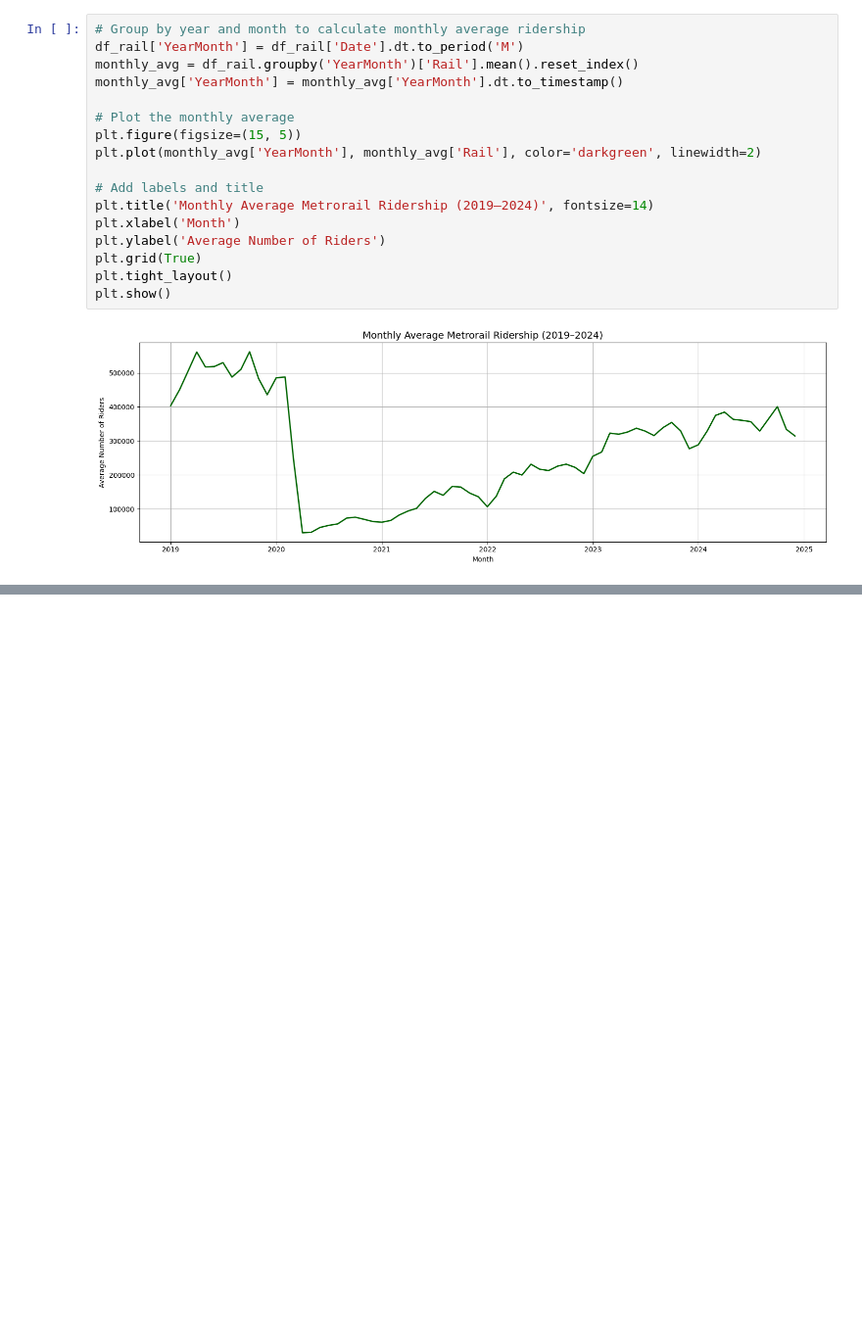
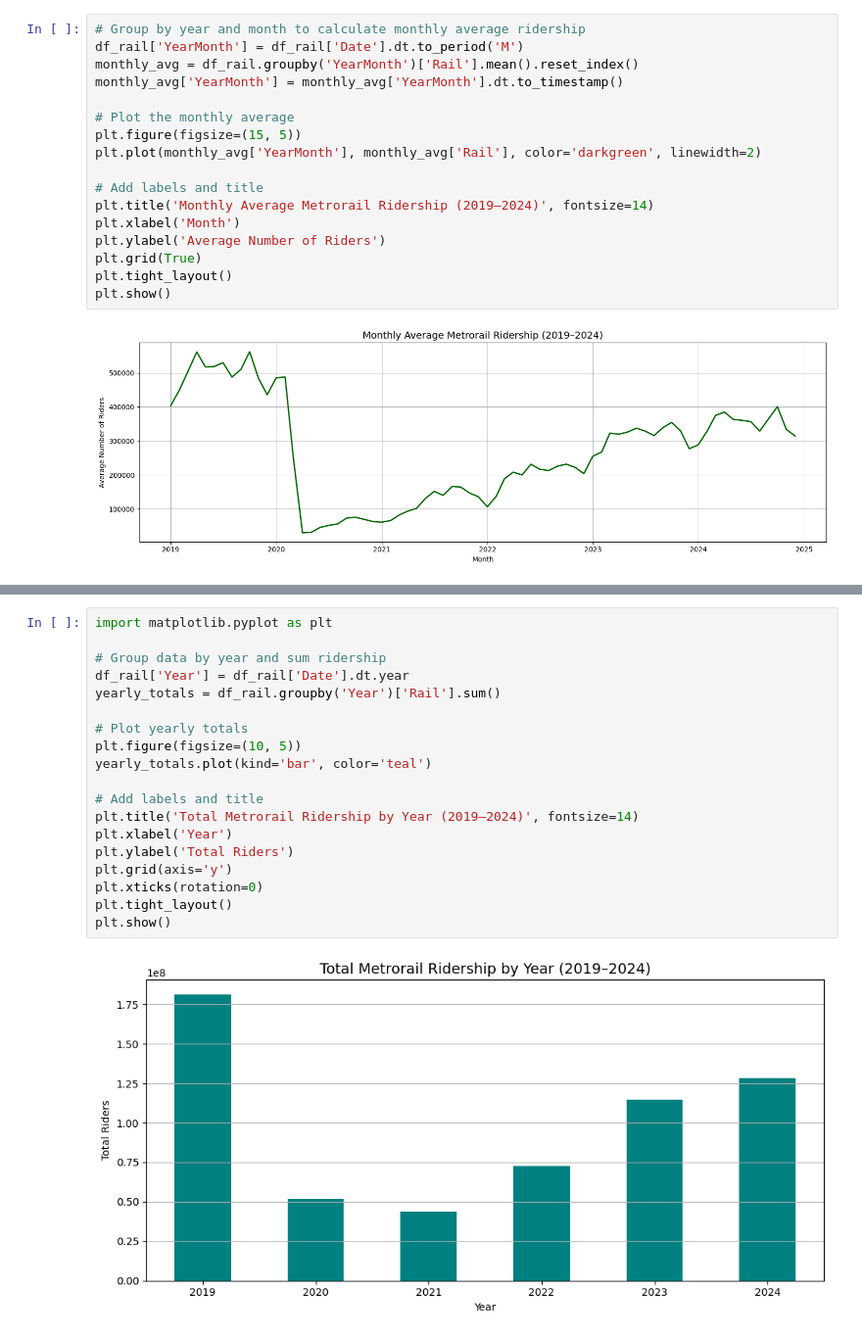
Before and after one commit to drodmay1/metro-ridership-capstone, a Jupyter notebook: notebooks/01_data_overview.ipynb, the cells around one changed output, grey strips where cells are left out. Shown at 98% size. Cells and saved outputs as stored; diff of their text form; blank space fills up the shorter version.

Commit message:
Add 6.3 total annual ridership bar chart and markdown

```diff
--- a/notebooks/01_data_overview.ipynb
+++ b/notebooks/01_data_overview.ipynb
@@ -128,0 +132,21 @@ plt.show()
+# %%
+import matplotlib.pyplot as plt
+
+# Group data by year and sum ridership
+df_rail['Year'] = df_rail['Date'].dt.year
+yearly_totals = df_rail.groupby('Year')['Rail'].sum()
+
+# Plot yearly totals
+plt.figure(figsize=(10, 5))
+yearly_totals.plot(kind='bar', color='teal')
+
+# Add labels and title
+plt.title('Total Metrorail Ridership by Year (2019–2024)', fontsize=14)
+plt.xlabel('Year')
+plt.ylabel('Total Riders')
+plt.grid(axis='y')
+plt.xticks(rotation=0)
+plt.tight_layout()
+plt.show()
+# %% [output]
+[figure, added]
```
Also changed, not shown: parts of 2 cells of this notebook.
